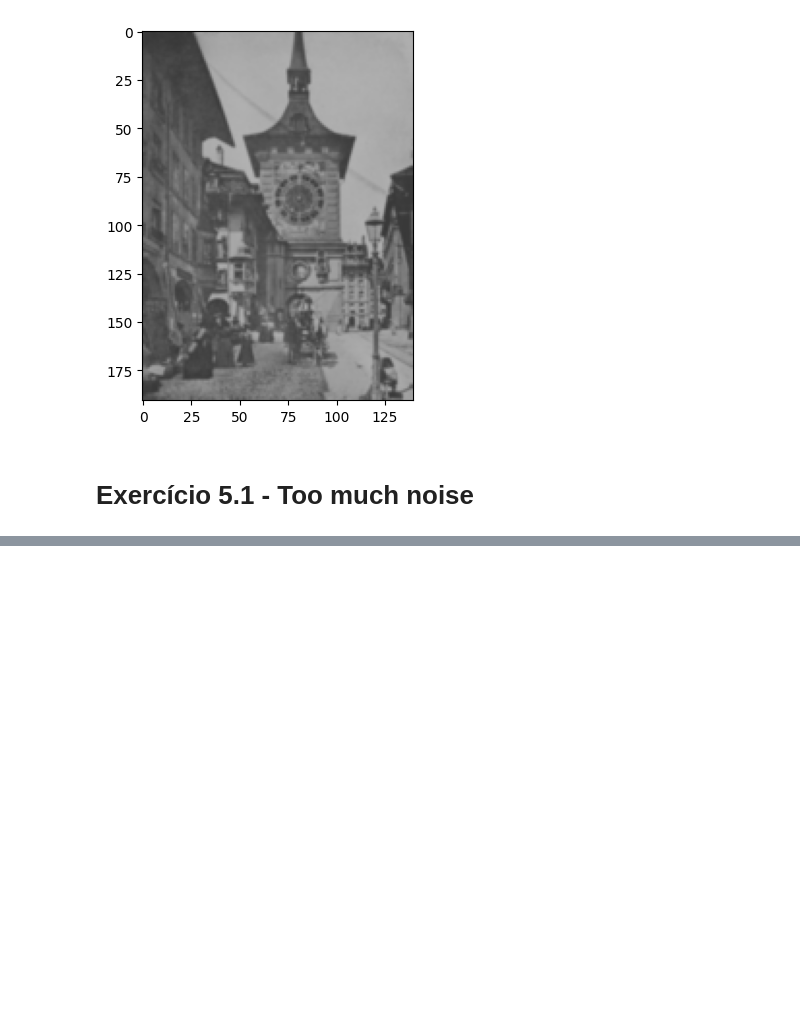
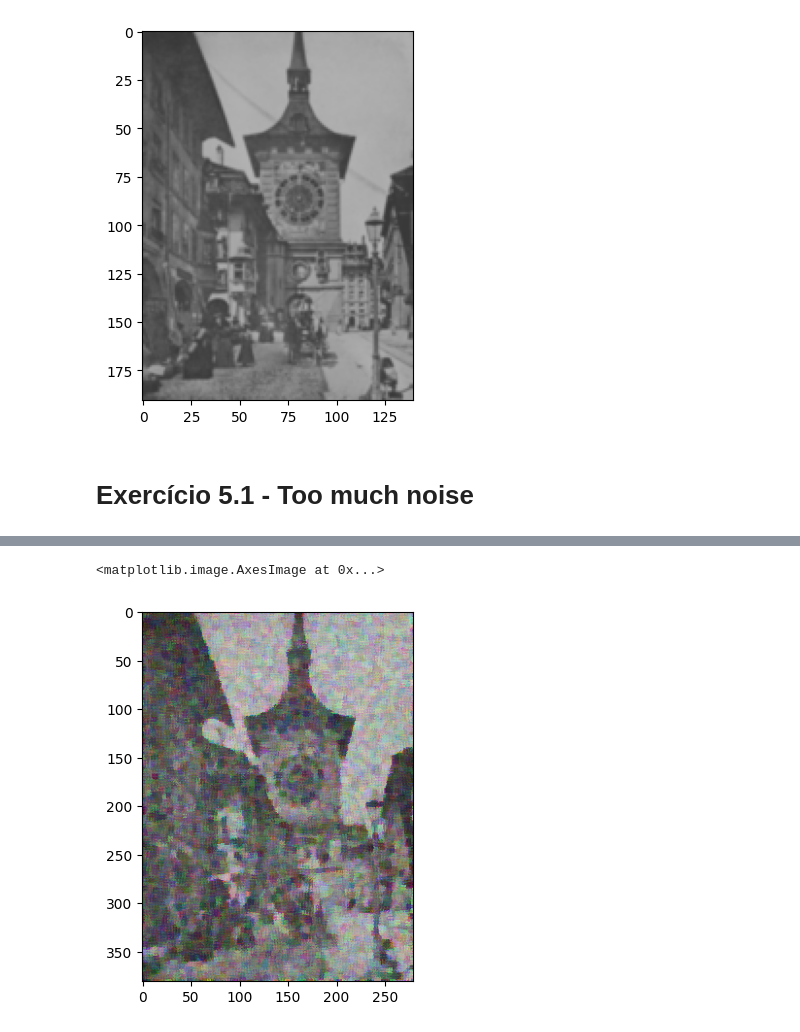
Before and after one commit to scrocha/visao-computacional-2024, a Jupyter notebook: Lista_03/Lista_03_Sillas.ipynb, the cells around one changed output, grey strips where cells are left out. Cells and saved outputs as stored; diff of their text form; code cells hidden in the pictures; blank space fills up the shorter version.

```diff
--- a/Lista_03/Lista_03_Sillas.ipynb
+++ b/Lista_03/Lista_03_Sillas.ipynb
@@ -217,0 +260,6 @@ plt.imshow(img_ruido)
+# %%
+img_kuw2 = filtro_kuwahara(img_ruido)
+plt.imshow(img_kuw2)
+# %% [output]
+<matplotlib.image.AxesImage at 0x...>
+[figure, added]
```
Also changed, not shown: parts of 11 cells of this notebook.
